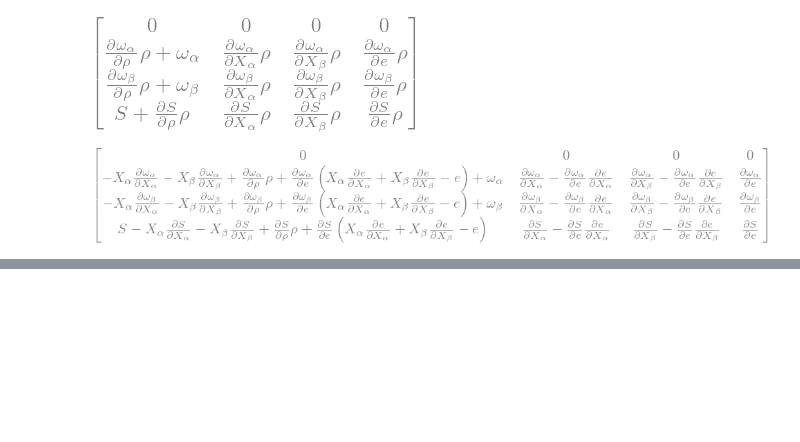
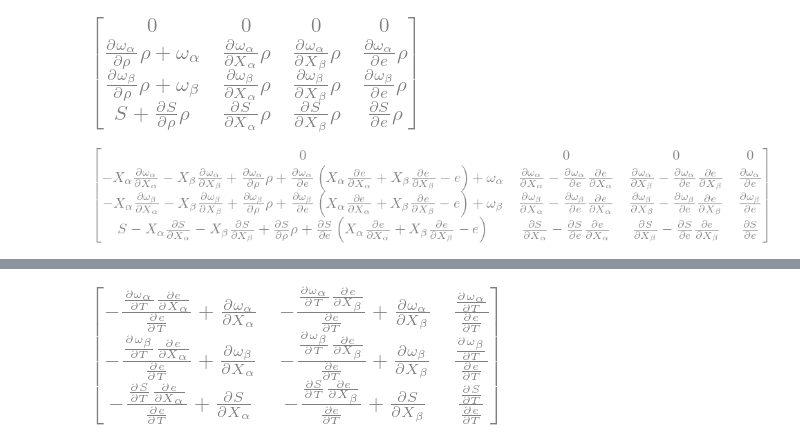
Before and after one commit to sbu-cafe/papers, a Jupyter notebook: simplified_sdc_intro/simplified_sdc_derivations_new.ipynb, the cells around one changed output, grey strips where cells are left out. Saved outputs shown, nothing was run; the diff lists cells and outputs as text; code cells hidden in the pictures; blank space fills up the shorter version.

```diff
--- a/simplified_sdc_intro/simplified_sdc_derivations_new.ipynb
+++ b/simplified_sdc_intro/simplified_sdc_derivations_new.ipynb
@@ -108,0 +151,6 @@ dRdU
+# %%
+dwdU = simplify(A.inv())
+dRdU = simplify(dRdw * dwdU)
+dRdU
+# %% [output]
+[figure, added]
```
Also changed, not shown: parts of 9 cells of this notebook, 1 other file.
